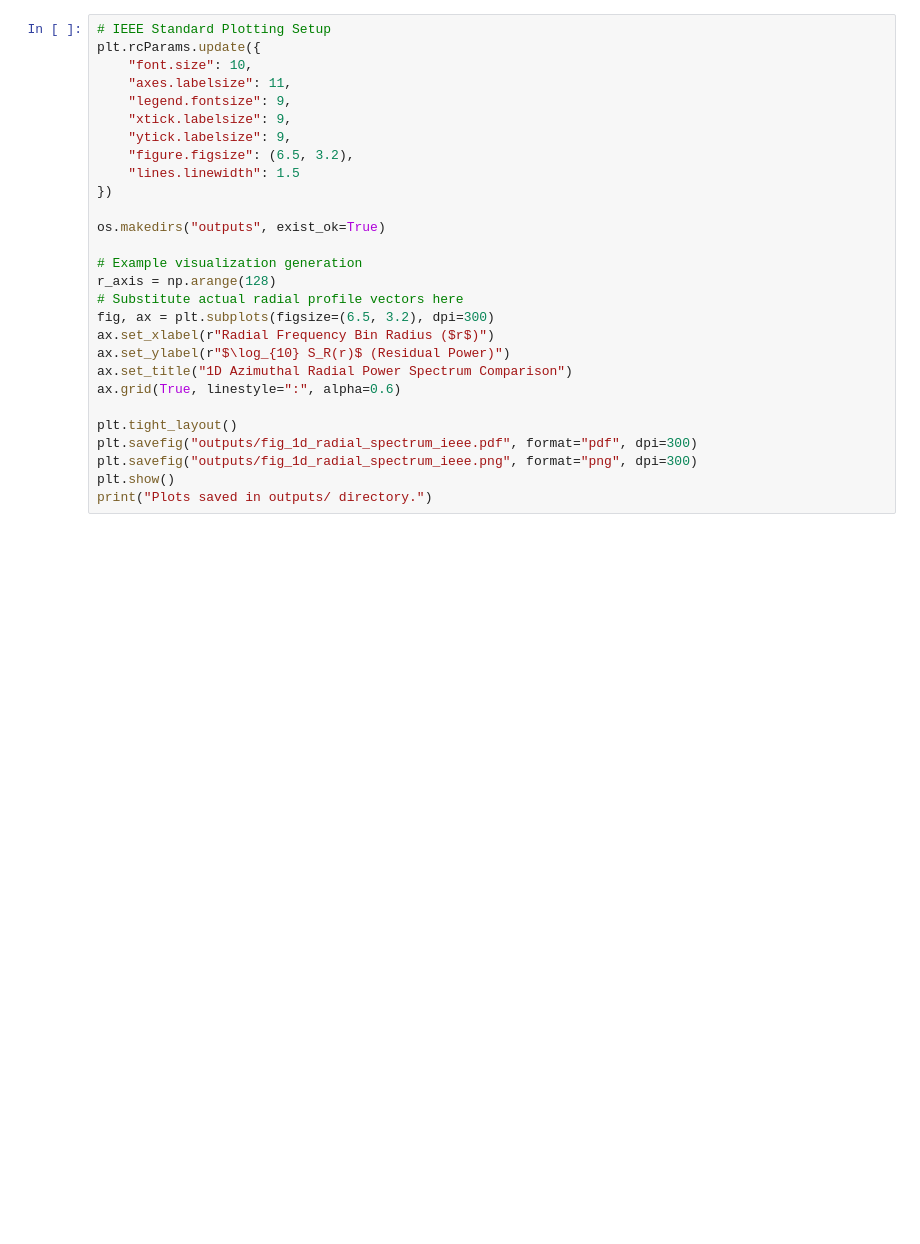
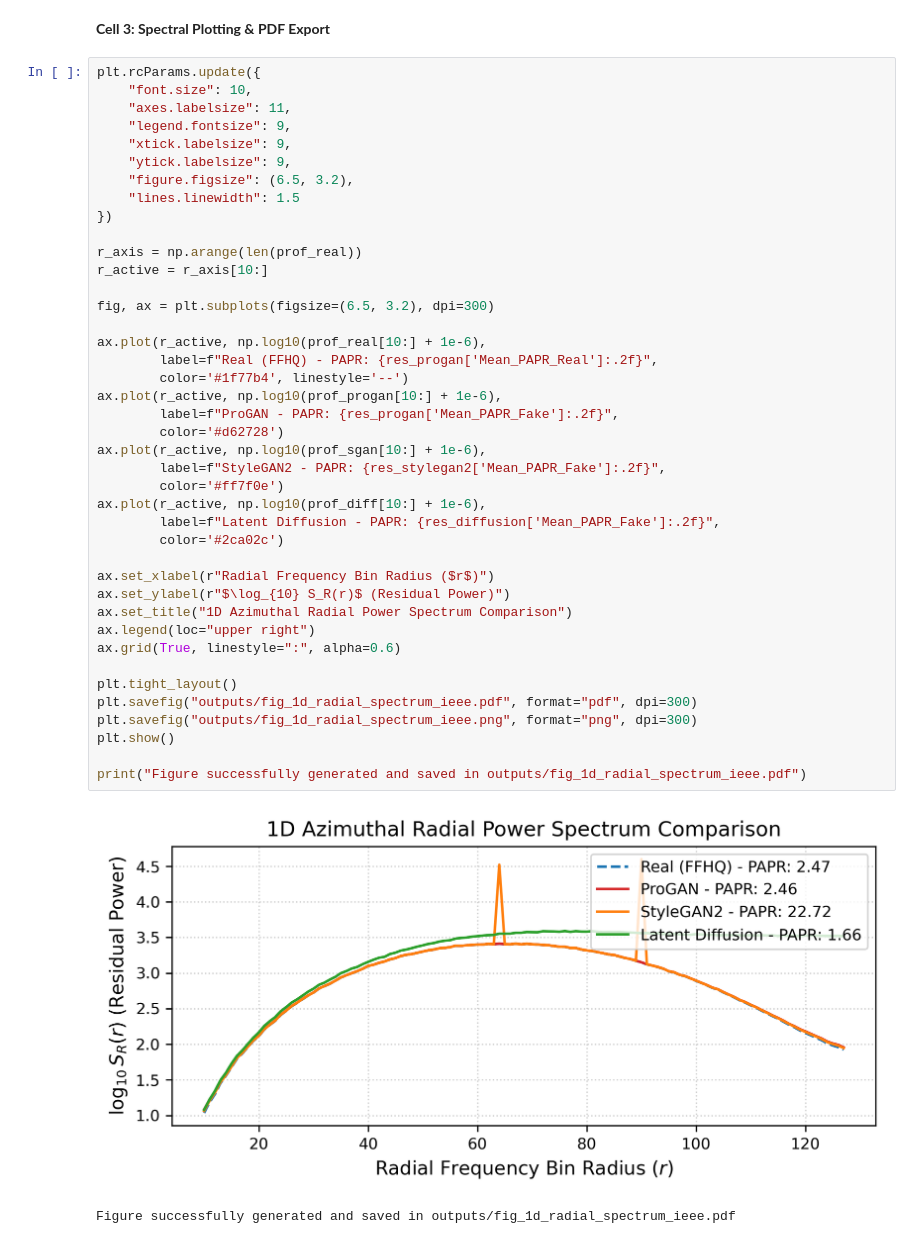
Before and after one commit to shyjuwilsonskt/deepfake-forensics-lab, a Jupyter notebook: notebooks/02_spl_papr_benchmarks.ipynb, the cells around one changed output. Cells and saved outputs as stored; diff of their text form; blank space fills up the shorter version.

Commit message:
feat: validate azimuthal radial profiling and export IEEE SPL benchmark figure

```diff
--- a/notebooks/02_spl_papr_benchmarks.ipynb
+++ b/notebooks/02_spl_papr_benchmarks.ipynb
@@ -55,28 +103,46 @@ print("Benchmark evaluation engine ready.")
+# %% [markdown]
+**Cell 3: Spectral Plotting & PDF Export**
 # %%
-# IEEE Standard Plotting Setup
 plt.rcParams.update({
     "font.size": 10,
     "axes.labelsize": 11,
     "legend.fontsize": 9,
     "xtick.labelsize": 9,
     "ytick.labelsize": 9,
     "figure.figsize": (6.5, 3.2),
     "lines.linewidth": 1.5
 })
 
-os.makedirs("outputs", exist_ok=True)
+r_axis = np.arange(len(prof_real))
+r_active = r_axis[10:]
 
-# Example visualization generation
-r_axis = np.arange(128)
-# Substitute actual radial profile vectors here
 fig, ax = plt.subplots(figsize=(6.5, 3.2), dpi=300)
+
+ax.plot(r_active, np.log10(prof_real[10:] + 1e-6),
+        label=f"Real (FFHQ) - PAPR: {res_progan['Mean_PAPR_Real']:.2f}",
+        color='#1f77b4', linestyle='--')
+ax.plot(r_active, np.log10(prof_progan[10:] + 1e-6),
+        label=f"ProGAN - PAPR: {res_progan['Mean_PAPR_Fake']:.2f}",
+        color='#d62728')
+ax.plot(r_active, np.log10(prof_sgan[10:] + 1e-6),
+        label=f"StyleGAN2 - PAPR: {res_stylegan2['Mean_PAPR_Fake']:.2f}",
+        color='#ff7f0e')
+ax.plot(r_active, np.log10(prof_diff[10:] + 1e-6),
+        label=f"Latent Diffusion - PAPR: {res_diffusion['Mean_PAPR_Fake']:.2f}",
+        color='#2ca02c')
+
 ax.set_xlabel(r"Radial Frequency Bin Radius ($r$)")
 ax.set_ylabel(r"$\log_{10} S_R(r)$ (Residual Power)")
 ax.set_title("1D Azimuthal Radial Power Spectrum Comparison")
+ax.legend(loc="upper right")
 ax.grid(True, linestyle=":", alpha=0.6)
 
 plt.tight_layout()
 plt.savefig("outputs/fig_1d_radial_spectrum_ieee.pdf", format="pdf", dpi=300)
 plt.savefig("outputs/fig_1d_radial_spectrum_ieee.png", format="png", dpi=300)
 plt.show()
-print("Plots saved in outputs/ directory.")
+
+print("Figure successfully generated and saved in outputs/fig_1d_radial_spectrum_ieee.pdf")
+# %% [output]
+[figure, added]
+Figure successfully generated and saved in outputs/fig_1d_radial_spectrum_ieee.pdf
```
Also changed, not shown: parts of 6 cells of this notebook, 1 other file.
